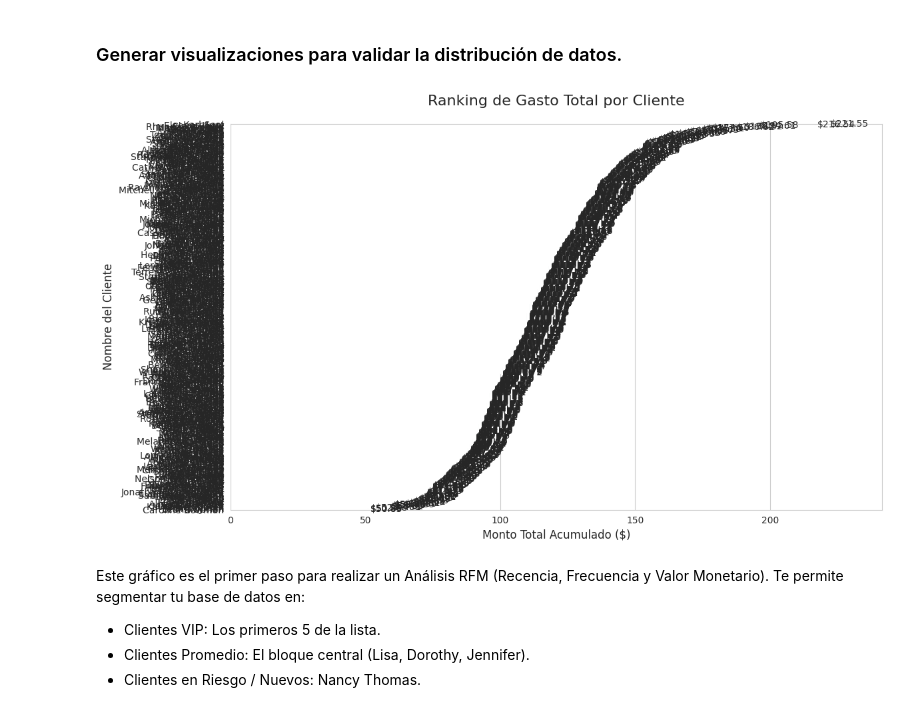
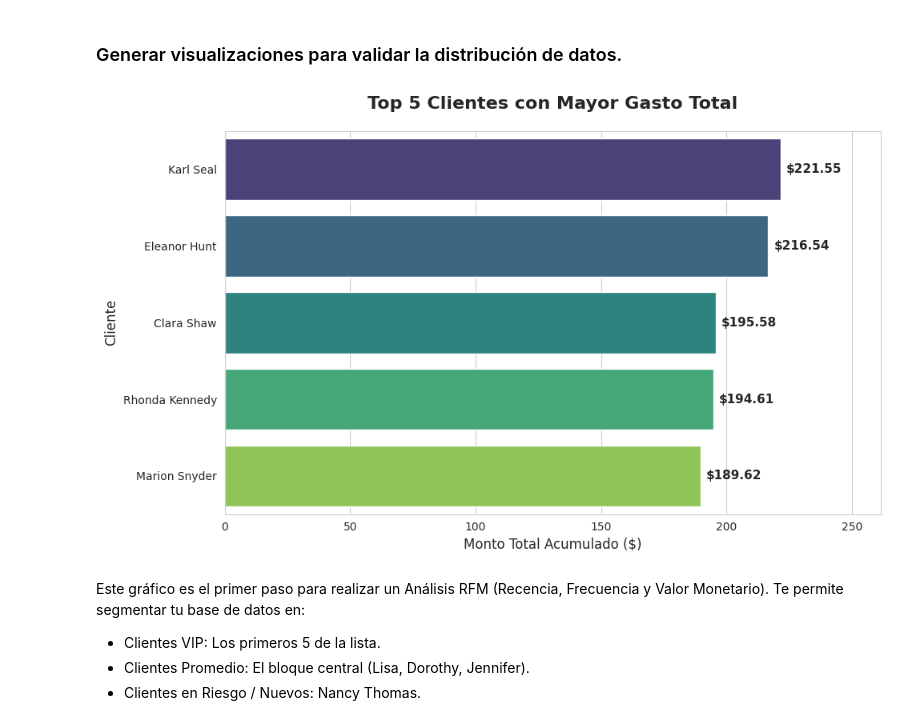
Before and after one commit to Bootcamp-DA-P2/project-data-automation-grupo-6, a Jupyter notebook: notebooks/Flujo_de_datos_SQL_Python_Grupo_6.ipynb, the cells around one changed output. Saved outputs shown, nothing was run; the diff lists cells and outputs as text; code cells hidden in the pictures.

```diff
--- a/notebooks/Flujo_de_datos_SQL_Python_Grupo_6.ipynb
+++ b/notebooks/Flujo_de_datos_SQL_Python_Grupo_6.ipynb
@@ -264,36 +264,49 @@ df_data1
 # %% [markdown]
  ### Generar visualizaciones para validar la distribución de datos.
 # %%
-# Agrupamos para el gráfico
+# 1. Agrupamos y calculamos el gasto total por cliente
 gasto_por_cliente = df_data1.groupby('full_name')['amount'].sum().sort_values(ascending=False).reset_index()
 
-# Configuración estética
-plt.figure(figsize=(12, 7))
+# 2. Filtramos estrictamente los 5 mejores
+top_5_clientes = gasto_por_cliente.head(5)
+
+# 3. Configuración del lienzo
+plt.figure(figsize=(10, 6))
 sns.set_style("whitegrid")
 
-# Corrección del Warning: Asignamos 'full_name' a 'hue' y desactivamos la leyenda
+# 4. Creación del gráfico de barras
 plot = sns.barplot(
-    data=gasto_por_cliente,
+    data=top_5_clientes,
     x='amount',
     y='full_name',
-    hue='full_name',     # Definimos el tono para evitar el FutureWarning
+    hue='full_name',
     palette='viridis',
-    legend=False         # Quitamos la leyenda porque ya tenemos los nombres en el eje Y
+    legend=False
 )
 
-# Añadir etiquetas de datos en las barras
-for i, valor in enumerate(gasto_por_cliente['amount']):
-    plot.text(valor + 1, i, f'${valor:.2f}', va='center', fontsize=10)
+# 5. Etiquetas de datos al final de cada barra
+for i, valor in enumerate(top_5_clientes['amount']):
+    plot.text(
+        valor + (top_5_clientes['amount'].max() * 0.01), # Pequeño margen a la derecha
+        i,
+        f'${valor:,.2f}',
+        va='center',
+        fontsize=11,
+        fontweight='bold'
+    )
 
-plt.title('Ranking de Gasto Total por Cliente', fontsize=16, pad=20)
+# Títulos y formato de ejes
+plt.title('Top 5 Clientes con Mayor Gasto Total', fontsize=16, pad=20, fontweight='bold')
 plt.xlabel('Monto Total Acumulado ($)', fontsize=12)
-plt.ylabel('Nombre del Cliente', fontsize=12)
-plt.xlim(0, gasto_por_cliente['amount'].max() + 20)
+plt.ylabel('Cliente', fontsize=12)
+
+# Ajuste dinámico del límite del eje X para que quepan los números
+plt.xlim(0, top_5_clientes['amount'].max() * 1.18)
 
 plt.tight_layout()
 plt.show()
 # %% [output]
-[figure, old version]
+[figure, new version]
 # %% [markdown]
 Este gráfico es el primer paso para realizar un Análisis RFM (Recencia, Frecuencia y Valor Monetario). Te permite segmentar tu base de datos en:
 
```
Also changed, not shown: parts of 2 cells of this notebook.
